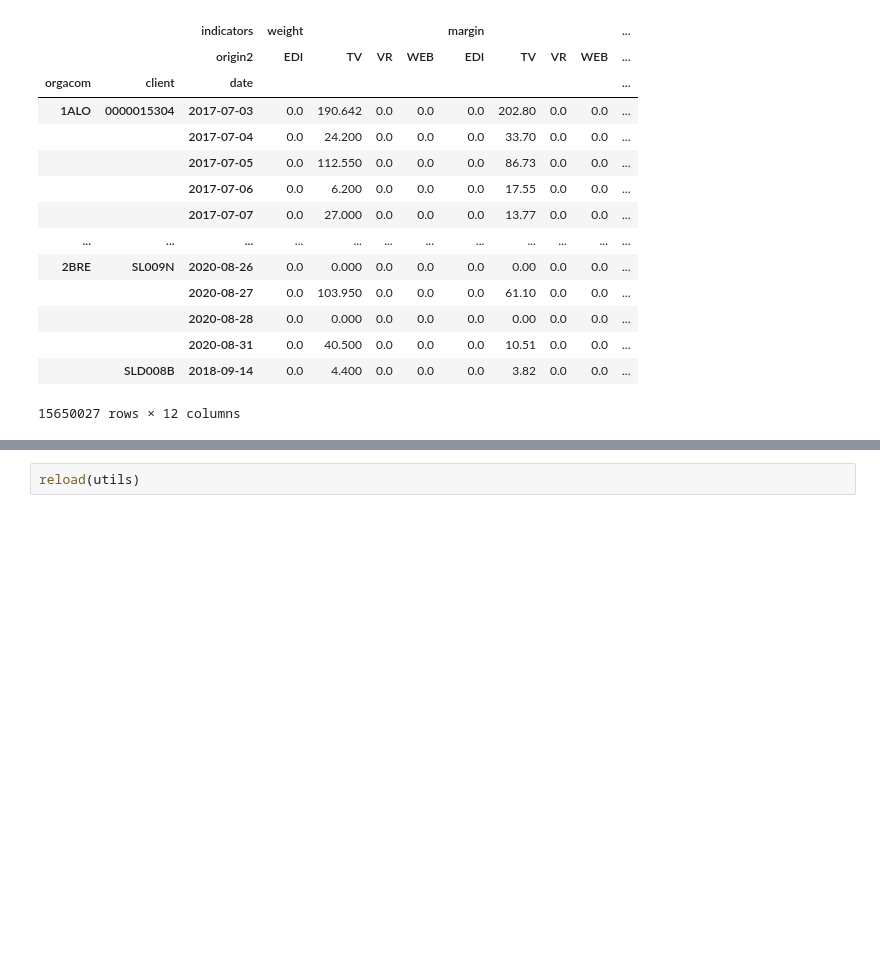
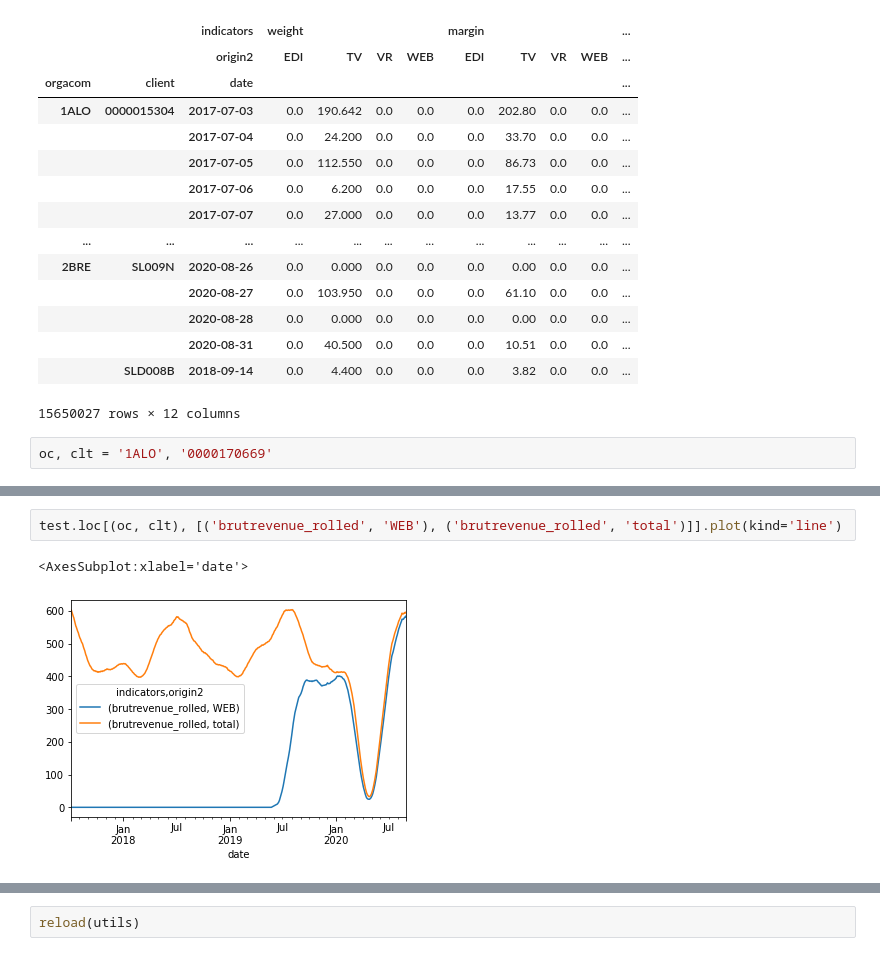
Before and after one commit to UltraDiuve/WebOrNot, a Jupyter notebook: notebooks/part2.ipynb, the cells around one changed output, grey strips where cells are left out. Drawn from its saved outputs; the diff is of its cells as text; blank space fills up the shorter version.

```diff
--- a/notebooks/part2.ipynb
+++ b/notebooks/part2.ipynb
@@ -44,3 +44,5 @@ day_orders
 |  |  | 2020-08-31 | 0.0 | 40.500 | 0.0 | 0.0 | 0.0 | 10.51 | 0.0 | 0.0 | ... |
 |  | SLD008B | 2018-09-14 | 0.0 | 4.400 | 0.0 | 0.0 | 0.0 | 3.82 | 0.0 | 0.0 | ... |
 15650027 rows × 12 columns
+# %%
+oc, clt = '1ALO', '0000170669'
@@ -46,0 +81,5 @@ day_orders
+# %%
+test.loc[(oc, clt), [('brutrevenue_rolled', 'WEB'), ('brutrevenue_rolled', 'total')]].plot(kind='line')
+# %% [output]
+<AxesSubplot:xlabel='date'>
+[figure, added]
```
Also changed, not shown: parts of 8 cells of this notebook, 1 other file.
